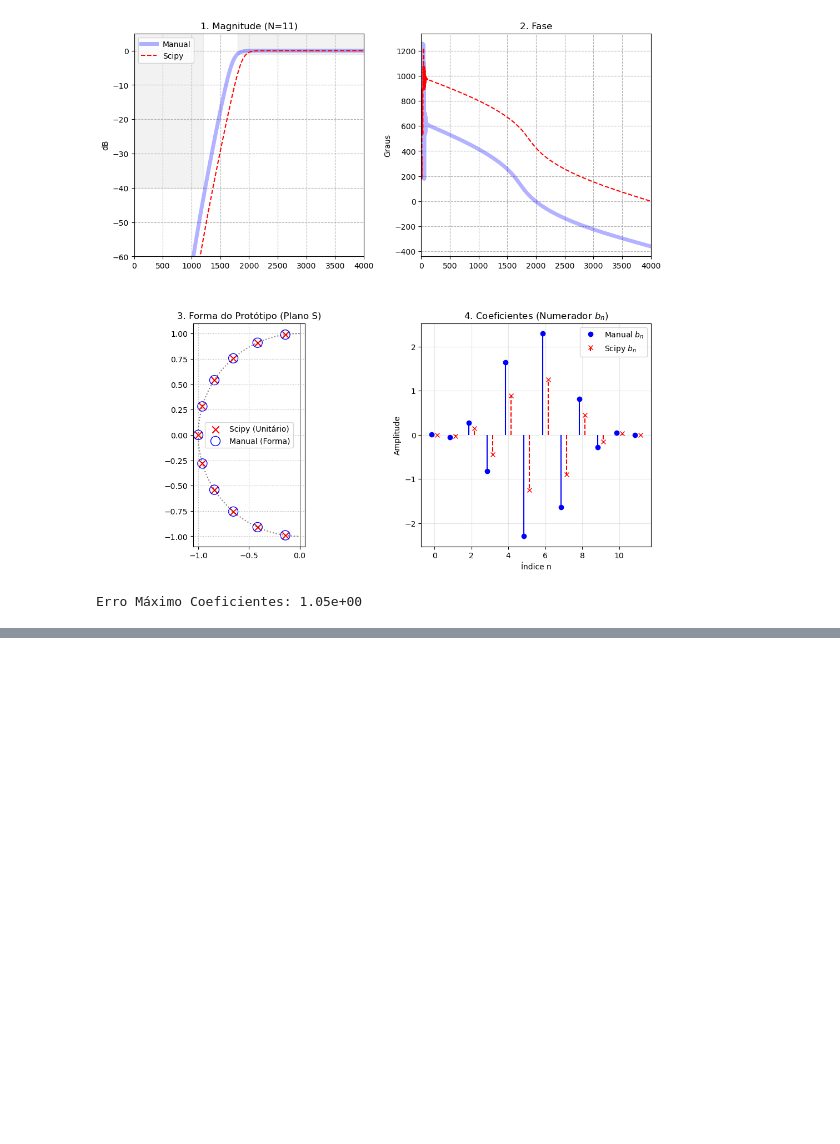
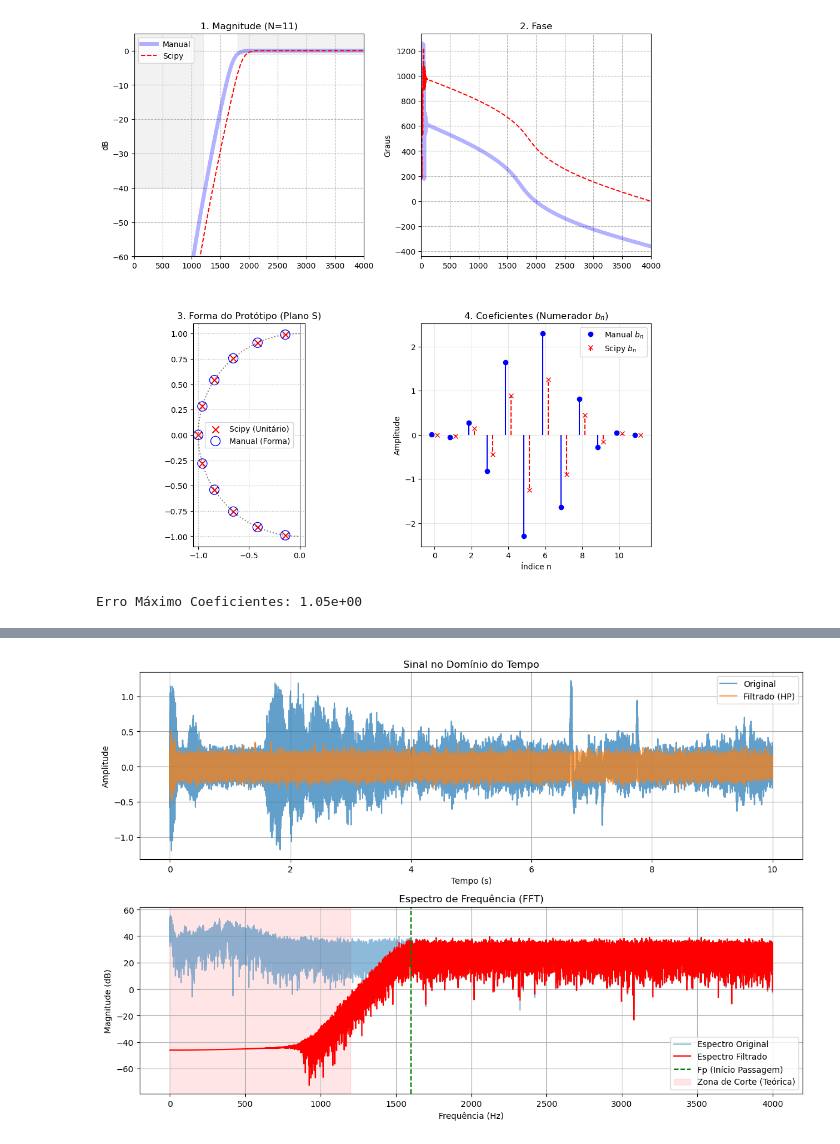
Before and after one commit to elmerfariass/DSPcap, a Jupyter notebook: Cap4-5-6.ipynb, the cells around one changed output, grey strips where cells are left out. Cells and saved outputs as stored; diff of their text form; code cells hidden in the pictures; blank space fills up the shorter version.

```diff
--- a/Cap4-5-6.ipynb
+++ b/Cap4-5-6.ipynb
@@ -1099,3 +1105,100 @@ Ordem calculada: 11
 Frequência de corte (-3dB) ajustada: 1877.56 Hz
 [figure]
 Erro Máximo Coeficientes: 1.05e+00
+# %%
+import sounddevice as sd
+import numpy as np
+import time
+import matplotlib.pyplot as plt
+from scipy.fft import fft, fftfreq
+import scipy.signal as sig
+
+Fs = 8000.0       # Taxa de Amostragem (8kHz é comum para telefonia/voz)
+duracao = 10       # Segundos de gravação
+print(f"--- PREPARE-SE ---")
+print(f"Vou gravar por {duracao} segundos usando a taxa de {Fs}Hz.")
+
+print("Gravação de 10 segundos iniciará em...")
+time.sleep(1); print("3..."); time.sleep(1); print("2..."); time.sleep(1); print("1... FALE!")
+# Gravação (Bloqueante - o código espera terminar)
+
+audio_original = sd.rec(int(duracao * Fs), samplerate=int(Fs), channels=1)
+sd.wait() # Aguarda a gravação terminar
+print("--- GRAVAÇÃO CONCLUÍDA ---")
+
+
+ruido = np.random.normal(0, 0.1, audio_original.shape)
+audio_original += ruido
+
+# Remove a dimensão extra do array (de [N, 1] para [N]) para facilitar
+audio_original = audio_original.flatten()
+
+
+Fp = 1600.0       # Passagem (Só agudos)
+Fr = 1200.0       # Rejeição (Corta graves/médios)
+Ap = 1.0
+As = 40.0
+
+print(f"Projetando filtro Passa-Alta Manual (Corte ~{Fp}Hz)...")
+
+# Chamando SUA função (Certifique-se de que ela está definida no código)
+b, a, N, p_man, Wc = highpass_filter(Fp, Fr, Ap, As, Fs)
+
+
+print("Aplicando filtro no áudio...")
+
+# A função lfilter implementa a equação a diferenças usando b e a
+audio_filtrado = signal.lfilter(b, a, audio_original)
+
+# Play
+print("Reproduzindo ORIGINAL...")
+sd.play(audio_original, Fs)
+sd.wait()
+
+print("Reproduzindo FILTRADO (Passa-Alta)...")
+sd.play(audio_filtrado, Fs)
+sd.wait()
+
+
+# plotar o Espectro de Frequência para provar que os graves foram cortados
+# Função auxiliar para calcular FFT
+def calcular_fft(sinal, fs):
+    n = len(sinal)
+    freqs = np.fft.rfftfreq(n, d=1/fs)
+    mag = np.abs(np.fft.rfft(sinal))
+    return freqs, 20 * np.log10(mag + 1e-12)
+
+f_orig, spec_orig = calcular_fft(audio_original, Fs)
+f_filt, spec_filt = calcular_fft(audio_filtrado, Fs)
+
+plt.figure(figsize=(12, 8))
+
+# Plot 1: Sinal no Tempo
+plt.subplot(2, 1, 1)
+t = np.arange(len(audio_original)) / Fs
+plt.plot(t, audio_original, label='Original', alpha=0.7)
+plt.plot(t, audio_filtrado, label='Filtrado (HP)', alpha=0.7)
+plt.title('Sinal no Domínio do Tempo')
+plt.xlabel('Tempo (s)')
+plt.ylabel('Amplitude')
+plt.legend()
+plt.grid(True)
+
+# Plot 2: Espectro de Frequência (A prova real)
+plt.subplot(2, 1, 2)
+plt.plot(f_orig, spec_orig, label='Espectro Original', alpha=0.5)
+plt.plot(f_filt, spec_filt, 'r', label='Espectro Filtrado')
+
+# Desenhando a área que o filtro deveria cortar
+plt.axvline(Fp, color='g', linestyle='--', label='Fp (Início Passagem)')
+plt.axvspan(0, Fr, color='red', alpha=0.1, label='Zona de Corte (Teórica)')
+
+plt.title('Espectro de Frequência (FFT)')
+plt.xlabel('Frequência (Hz)')
+plt.ylabel('Magnitude (dB)')
+plt.legend()
+plt.grid(True)
+
+plt.tight_layout()
+plt.show()
+# %% [output]
@@ -1101,0 +1218 @@ Erro Máximo Coeficientes: 1.05e+00
+[figure, added]
```
Also changed, not shown: parts of 4 cells of this notebook.
